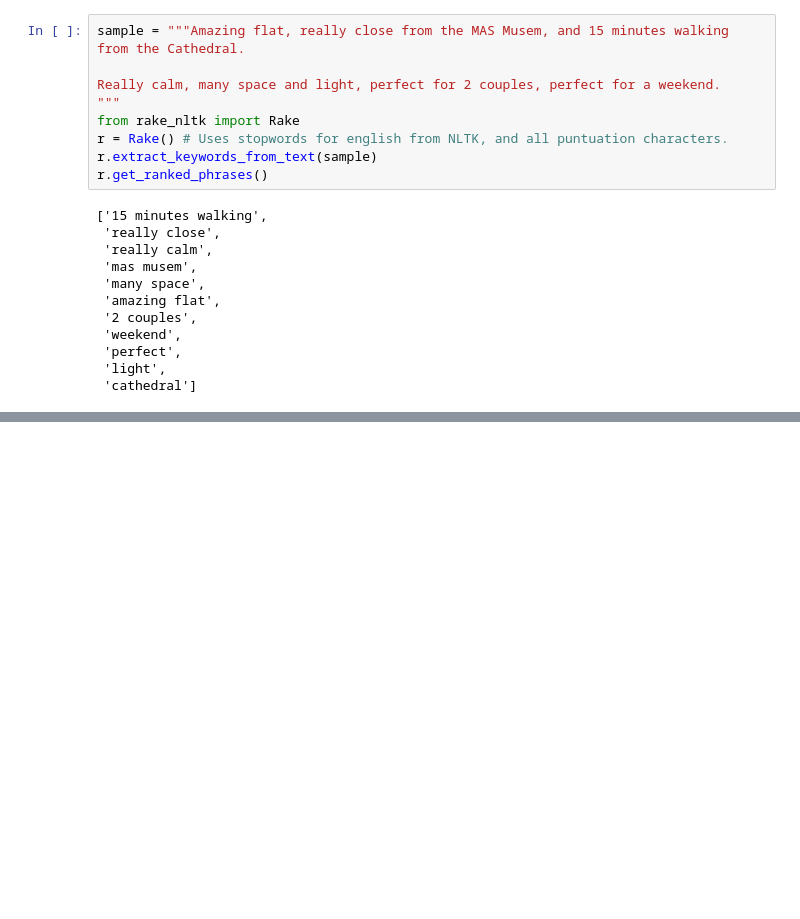
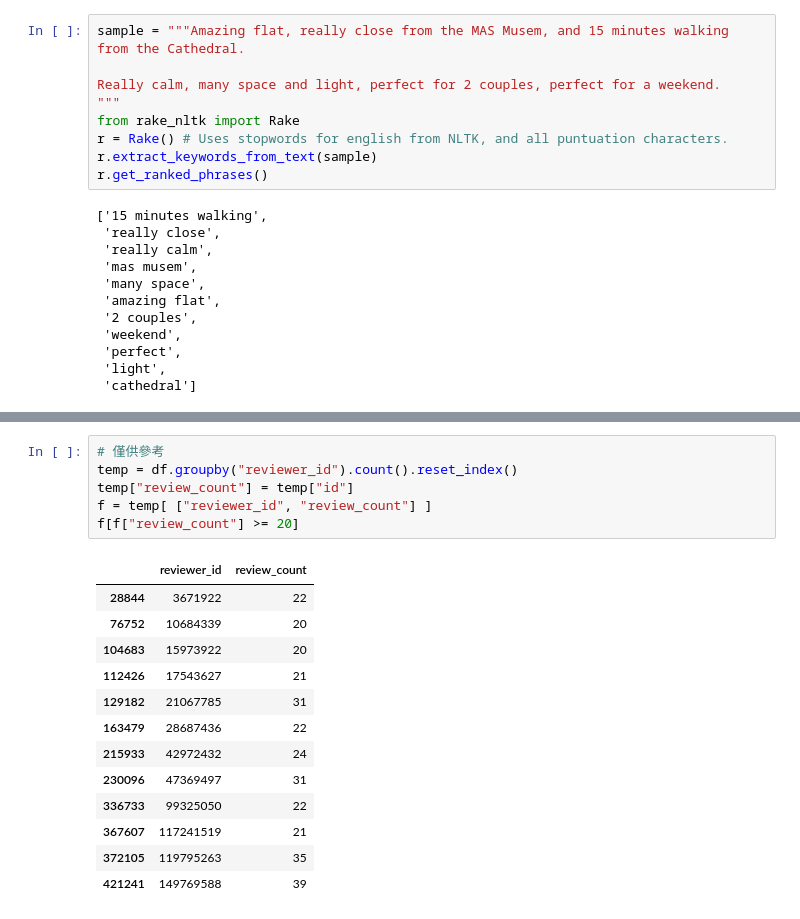
Before and after one commit to u940729/NTUT_0120, a Jupyter notebook: airbnb.ipynb, the cells around one changed output, grey strips where cells are left out. Cells and saved outputs as stored; diff of their text form; blank space fills up the shorter version.

```diff
--- a/airbnb.ipynb
+++ b/airbnb.ipynb
@@ -222,0 +314,20 @@ df
+# %%
+# 僅供參考
+temp = df.groupby("reviewer_id").count().reset_index()
+temp["review_count"] = temp["id"]
+f = temp[ ["reviewer_id", "review_count"] ]
+f[f["review_count"] >= 20]
+# %% [output]
+|  | reviewer_id | review_count |
+| 28844 | 3671922 | 22 |
+| 76752 | 10684339 | 20 |
+| 104683 | 15973922 | 20 |
+| 112426 | 17543627 | 21 |
+| 129182 | 21067785 | 31 |
+| 163479 | 28687436 | 22 |
+| 215933 | 42972432 | 24 |
+| 230096 | 47369497 | 31 |
+| 336733 | 99325050 | 22 |
+| 367607 | 117241519 | 21 |
+| 372105 | 119795263 | 35 |
+| 421241 | 149769588 | 39 |
```
Also changed, not shown: parts of 13 cells of this notebook.
